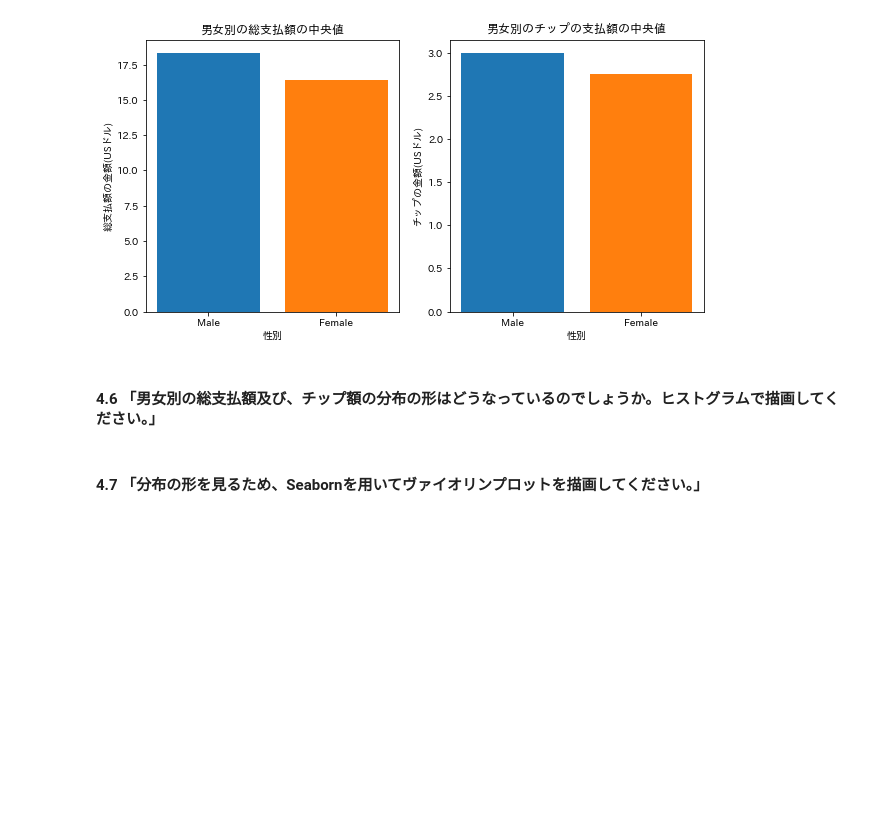
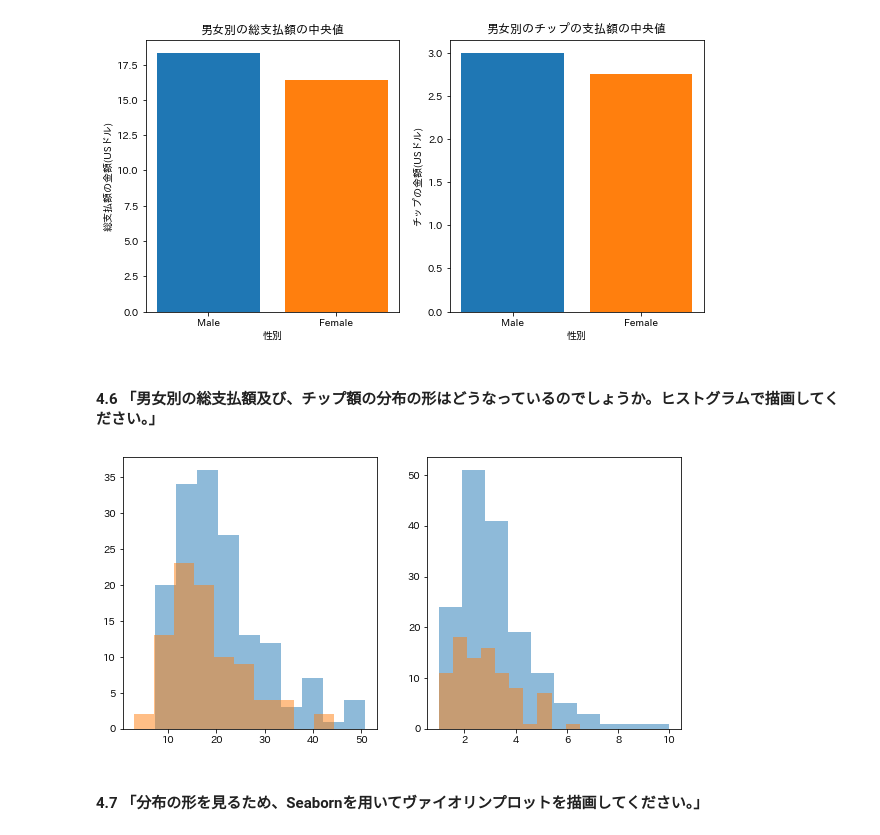
Before and after one commit to kaigitt/GoogleColab, a Jupyter notebook: matplotlib_editor_ipynb_のコピー.ipynb, the cells around one changed output. Cells and saved outputs as stored; diff of their text form; code cells hidden in the pictures; blank space fills up the shorter version.

```diff
--- a/matplotlib_editor_ipynb_のコピー.ipynb
+++ b/matplotlib_editor_ipynb_のコピー.ipynb
@@ -352,5 +352,19 @@ fig.show()
 [figure]
 # %% [markdown]
 #### 4.6 「男女別の総支払額及び、チップ額の分布の形はどうなっているのでしょうか。ヒストグラムで描画してください。」
+# %%
+fig = plt.figure(figsize=(10,5))
+ax_total = fig.add_subplot(121)
+ax_tip = fig.add_subplot(122)
+
+ax_total.hist(tips.loc[tips['sex'] == 'Male', 'total_bill'], alpha=0.5)
+ax_total.hist(tips.loc[tips['sex'] == 'Female', 'total_bill'], alpha=0.5)
+
+ax_tip.hist(tips.loc[tips['sex'] == 'Male', 'tip'], alpha=0.5)
+ax_tip.hist(tips.loc[tips['sex'] == 'Female', 'tip'], alpha=0.5)
+
+fig.show()
+# %% [output]
+[figure, added]
 # %% [markdown]
 #### 4.7 「分布の形を見るため、Seabornを用いてヴァイオリンプロットを描画してください。」
```
Also changed, not shown: parts of 10 cells of this notebook.
